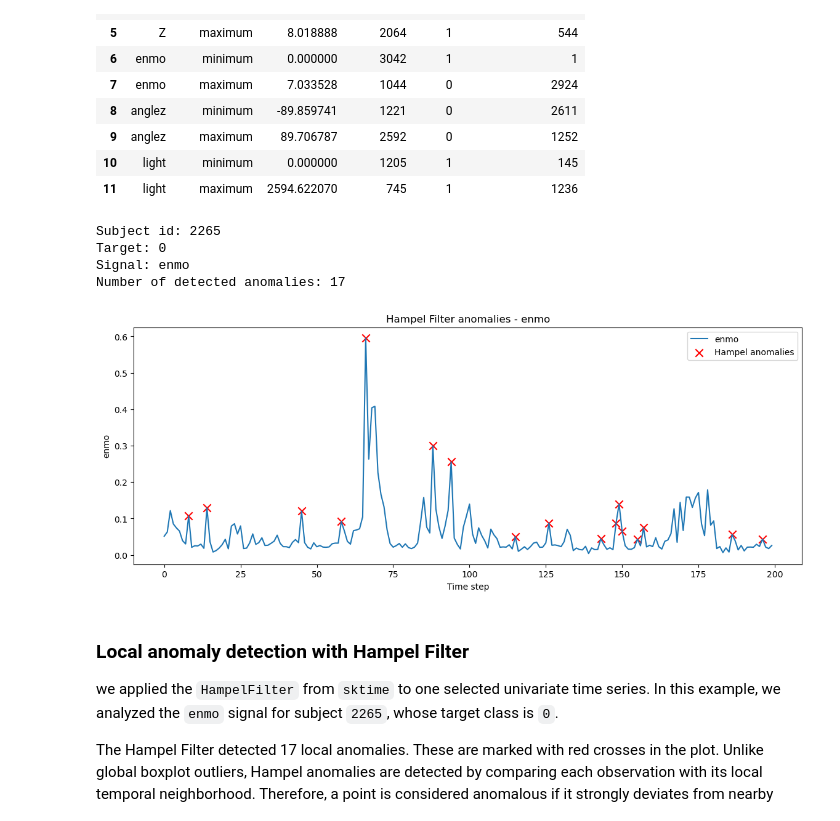
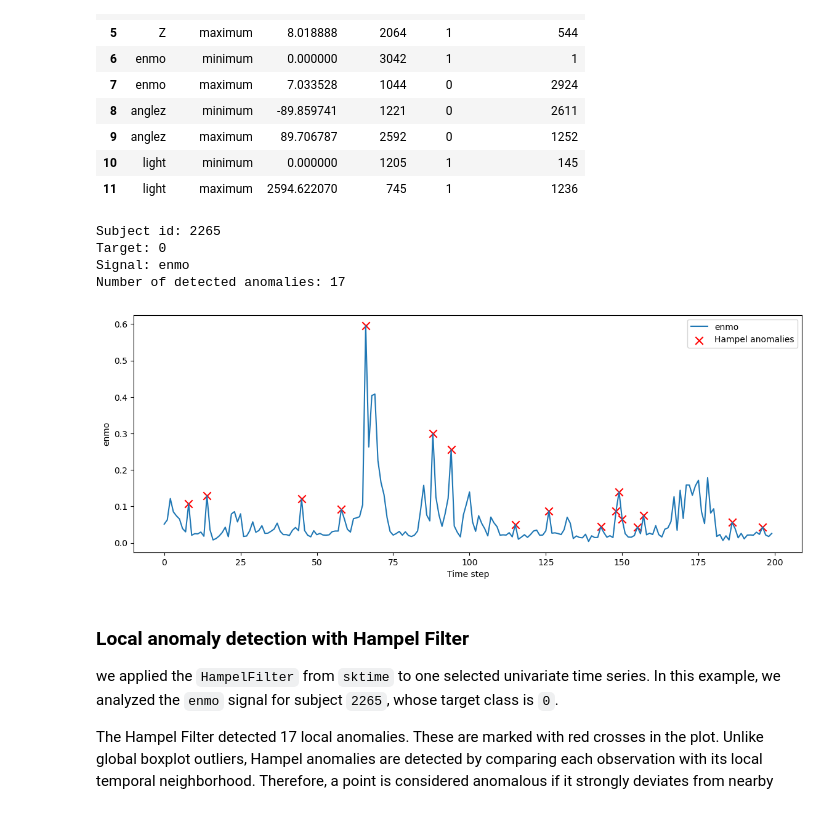
Before and after one commit to lorenzobuccolini03/Data-Mining---Advanced-Topics, a Jupyter notebook: Time Series Analysis/Preprocessing.ipynb, the cells around one changed output. Drawn from its saved outputs; the diff is of its cells as text; code cells hidden in the pictures.

```diff
--- a/Time Series Analysis/Preprocessing.ipynb
+++ b/Time Series Analysis/Preprocessing.ipynb
@@ -1015,35 +1015,34 @@ annotator = HampelFilter(
     n_sigma=3,
     return_bool=True
 )
 
 labels = annotator.fit_transform(ts).to_numpy()
 
 print("Subject id:", CMI_timeseries_filtered[example_idx][id_col].iloc[0])
 print("Target:", CMI_timeseries_filtered[example_idx][target_col].iloc[0])
 print("Signal:", signal_to_analyze)
 print("Number of detected anomalies:", labels.sum())
 
 plt.figure(figsize=(14, 5))
 plt.plot(ts.to_numpy(), label=signal_to_analyze)
 plt.scatter(
     np.arange(len(labels))[labels],
     ts.to_numpy()[labels],
     color="red",
     marker="x",
     s=80,
     label="Hampel anomalies"
 )
-plt.title(f"Hampel Filter anomalies - {signal_to_analyze}")
 plt.xlabel("Time step")
 plt.ylabel(signal_to_analyze)
 plt.legend()
 plt.show()
 # %% [output]
 Subject id: 2265
 Target: 0
 Signal: enmo
 Number of detected anomalies: 17
-[figure, old version]
+[figure, new version]
 # %% [markdown]
 ### Local anomaly detection with Hampel Filter
 
```
Also changed, not shown: parts of 15 cells of this notebook, 3 other files.
